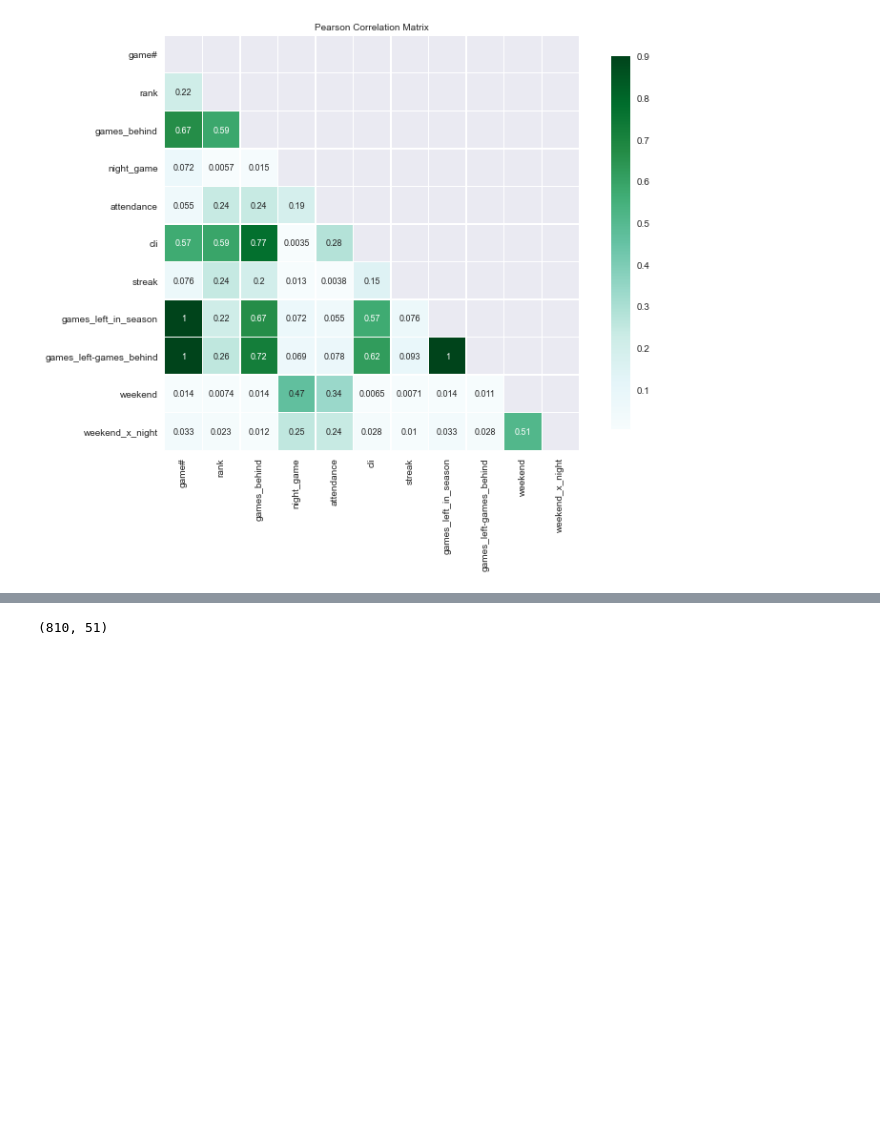
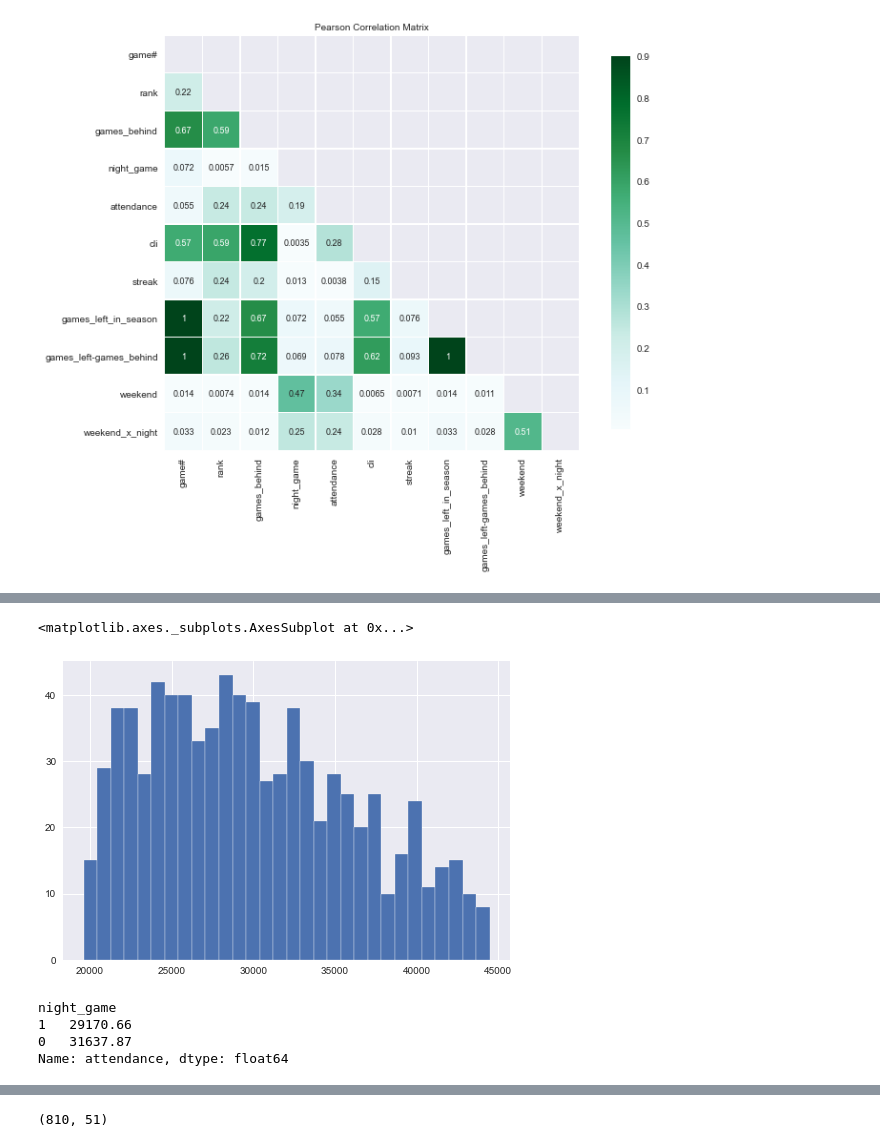
Before and after one commit to ykfarhan/forecasting-nymets-attendance, a Jupyter notebook: mlb_data.ipynb, the cells around one changed output, grey strips where cells are left out. Cells and saved outputs as stored; diff of their text form; code cells hidden in the pictures; blank space fills up the shorter version.

```diff
--- a/mlb_data.ipynb
+++ b/mlb_data.ipynb
@@ -251,0 +261,12 @@ plt.show()
+# %%
+nym_home['attendance'].hist(bins = 30)
+# %% [output]
+<matplotlib.axes._subplots.AxesSubplot at 0x...>
+[figure, added]
+# %%
+nym_home.groupby('night_game')['attendance'].mean().sort_values()
+# %% [output]
+night_game
+1   29170.66
+0   31637.87
+Name: attendance, dtype: float64
```
Also changed, not shown: parts of 25 cells of this notebook, 1 other file.
